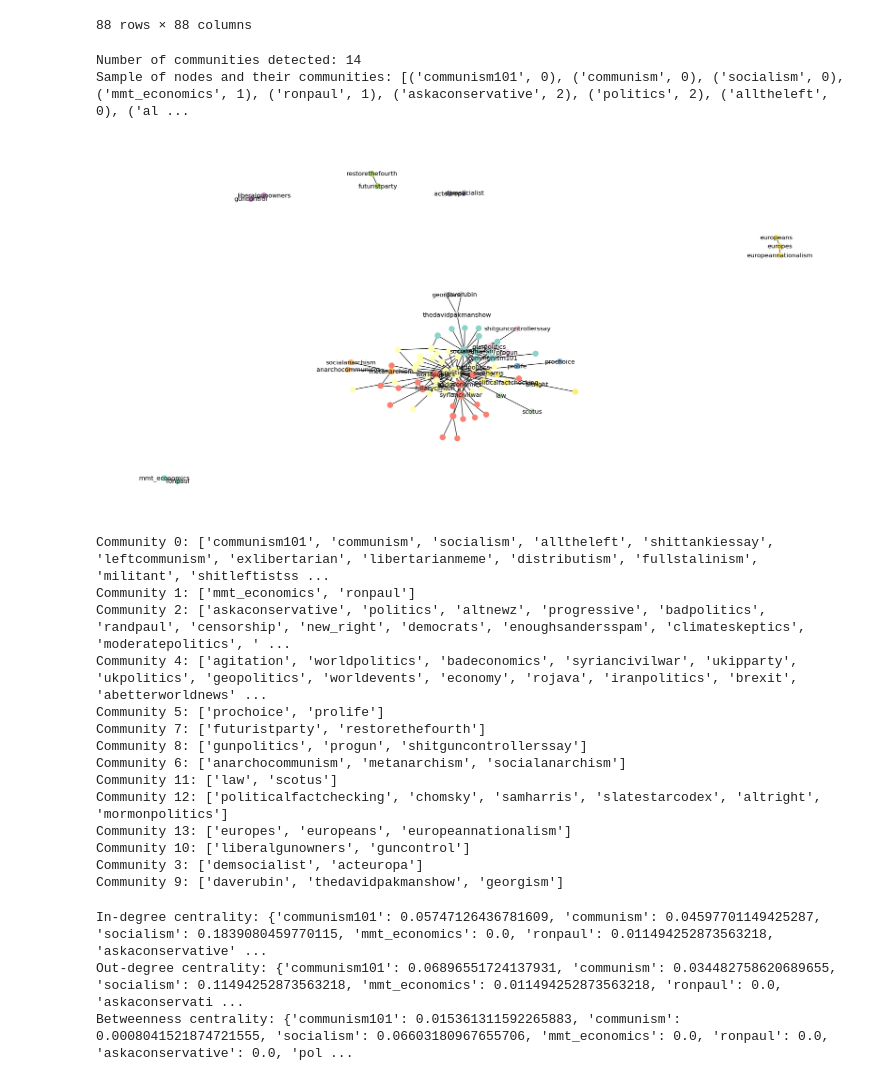
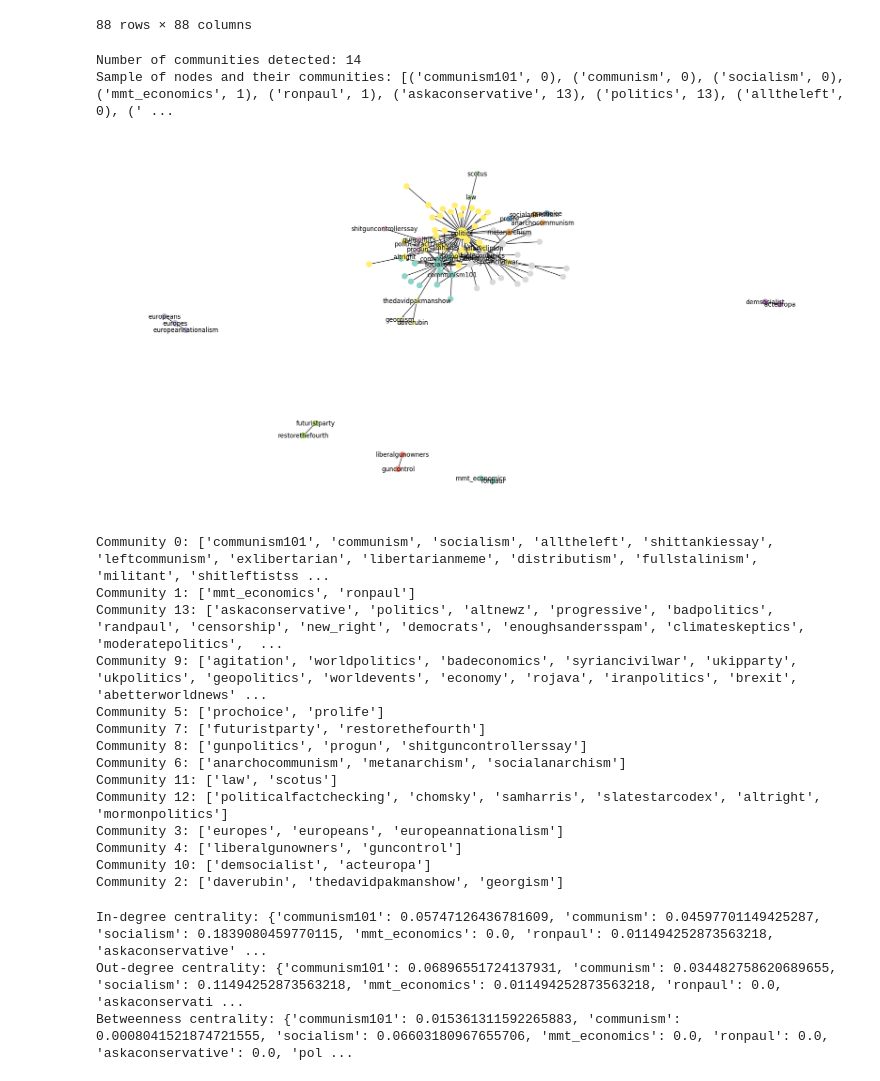
Before and after one commit to kehunter/stat236-subreddit-clustering, a Jupyter notebook: network_exploration.ipynb, the cells around one changed output. Cells and saved outputs as stored; diff of their text form; code cells hidden in the pictures.

Commit message:
Edit louvain fn in eda

```diff
--- a/network_exploration.ipynb
+++ b/network_exploration.ipynb
@@ -97,38 +97,51 @@ adj_matrix
 G_undirected = G.to_undirected()
 
 # Compute the best partition
-partition = community_louvain.best_partition(G_undirected, weight='count')
+# partition = community_louvain.best_partition(G_undirected, weight='count')
+def best_louvain_partition(G):
+    """Test for best louvain partition according to modularity over multiple random seeds"""
+    best_modularity = -1
+    best_partition = None
+    for i in range(50):
+        partition = community_louvain.best_partition(G, weight='count', random_state=i)
+        modularity_value = community_louvain.modularity(partition, G)
+        if modularity_value > best_modularity:
+            best_modularity = modularity_value
+            best_partition = partition
+    return best_partition
+
+partition = best_louvain_partition(G_undirected)
 
 nx.set_node_attributes(G, partition, 'community')
 
 # calculate node sizes based on degree
 node_sizes = [100 + 10 * G_undirected.degree(node) for node in G_undirected.nodes()]
 
 # Select the top three nodes with the highest degree in each community for labeling
 community_labels = {}
 for community in set(partition.values()):
     community_nodes = [node for node in partition if partition[node] == community]
 
     top_nodes = sorted(community_nodes, key=lambda node: G_undirected.degree(node), reverse=True)[:3]
 
     for node in top_nodes:
         community_labels[node] = node
 
 print("Number of communities detected:", len(set(partition.values())))
 print("Sample of nodes and their communities:", list(partition.items())[:10])
 
 # Plot the communities with node size based on degree
 plt.figure(figsize=(20, 10))
 pos = nx.spring_layout(G_undirected)
 colors = [partition[node] for node in G_undirected.nodes()]
 
 # Draw the graph with variable node sizes and selective labels
 nx.draw(G_undirected, pos, node_color=colors, node_size=node_sizes, labels=community_labels, cmap=plt.cm.Set3)
 plt.show()
 # %% [output]
 Number of communities detected: 14
-Sample of nodes and their communities: [('communism101', 0), ('communism', 0), ('socialism', 0), ('mmt_economics', 1), ('ronpaul', 1), ('askaconservative', 2), ('politics', 2), ('alltheleft', 0), ('al ...
+Sample of nodes and their communities: [('communism101', 0), ('communism', 0), ('socialism', 0), ('mmt_economics', 1), ('ronpaul', 1), ('askaconservative', 13), ('politics', 13), ('alltheleft', 0), (' ...
-[figure, old version]
+[figure, new version]
 # %%
 from collections import defaultdict
 
@@ -145,18 +158,18 @@ for community, nodes in communities.items():
 # %% [output]
 Community 0: ['communism101', 'communism', 'socialism', 'alltheleft', 'shittankiessay', 'leftcommunism', 'exlibertarian', 'libertarianmeme', 'distributism', 'fullstalinism', 'militant', 'shitleftistss ...
 Community 1: ['mmt_economics', 'ronpaul']
-Community 2: ['askaconservative', 'politics', 'altnewz', 'progressive', 'badpolitics', 'randpaul', 'censorship', 'new_right', 'democrats', 'enoughsandersspam', 'climateskeptics', 'moderatepolitics', ' ...
-Community 4: ['agitation', 'worldpolitics', 'badeconomics', 'syriancivilwar', 'ukipparty', 'ukpolitics', 'geopolitics', 'worldevents', 'economy', 'rojava', 'iranpolitics', 'brexit', 'abetterworldnews' ...
+Community 13: ['askaconservative', 'politics', 'altnewz', 'progressive', 'badpolitics', 'randpaul', 'censorship', 'new_right', 'democrats', 'enoughsandersspam', 'climateskeptics', 'moderatepolitics',  ...
+Community 9: ['agitation', 'worldpolitics', 'badeconomics', 'syriancivilwar', 'ukipparty', 'ukpolitics', 'geopolitics', 'worldevents', 'economy', 'rojava', 'iranpolitics', 'brexit', 'abetterworldnews' ...
 Community 5: ['prochoice', 'prolife']
 Community 7: ['futuristparty', 'restorethefourth']
 Community 8: ['gunpolitics', 'progun', 'shitguncontrollerssay']
 Community 6: ['anarchocommunism', 'metanarchism', 'socialanarchism']
 Community 11: ['law', 'scotus']
 Community 12: ['politicalfactchecking', 'chomsky', 'samharris', 'slatestarcodex', 'altright', 'mormonpolitics']
-Community 13: ['europes', 'europeans', 'europeannationalism']
-Community 10: ['liberalgunowners', 'guncontrol']
-Community 3: ['demsocialist', 'acteuropa']
-Community 9: ['daverubin', 'thedavidpakmanshow', 'georgism']
+Community 3: ['europes', 'europeans', 'europeannationalism']
+Community 4: ['liberalgunowners', 'guncontrol']
+Community 10: ['demsocialist', 'acteuropa']
+Community 2: ['daverubin', 'thedavidpakmanshow', 'georgism']
 # %%
 # In-degree centrality
 in_degree_centrality = nx.in_degree_centrality(G)
```
Also changed, not shown: parts of 4 cells of this notebook, 1 other file.
